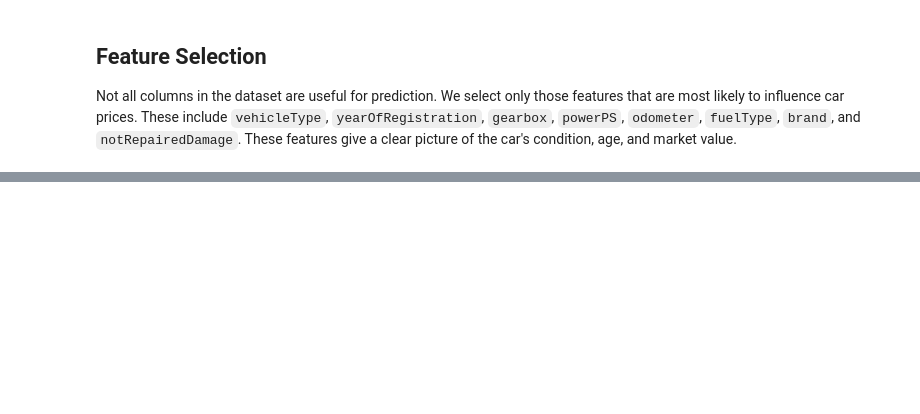
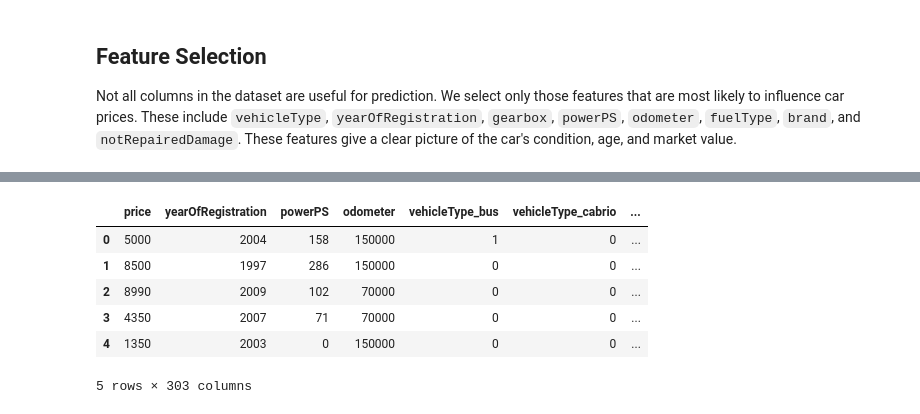
Before and after one commit to Emigbanam/Car-Price-Prediction-Model, a Jupyter notebook: Car Price Prediction Project.ipynb, the cells around one changed output, grey strips where cells are left out. Drawn from its saved outputs; the diff is of its cells as text; code cells hidden in the pictures; blank space fills up the shorter version.

```diff
--- a/Car Price Prediction Project.ipynb
+++ b/Car Price Prediction Project.ipynb
@@ -157,0 +166,11 @@ cars.head()
+# %%
+cars_feat = pd.get_dummies(cars, drop_first=True).astype(int)
+cars_feat.head()
+# %% [output]
+|  | price | yearOfRegistration | powerPS | odometer | vehicleType_bus | vehicleType_cabrio | ... |
+| 0 | 5000 | 2004 | 158 | 150000 | 1 | 0 | ... |
+| 1 | 8500 | 1997 | 286 | 150000 | 0 | 0 | ... |
+| 2 | 8990 | 2009 | 102 | 70000 | 0 | 0 | ... |
+| 3 | 4350 | 2007 | 71 | 70000 | 0 | 0 | ... |
+| 4 | 1350 | 2003 | 0 | 150000 | 0 | 0 | ... |
+5 rows × 303 columns
```
Also changed, not shown: parts of 9 cells of this notebook.
